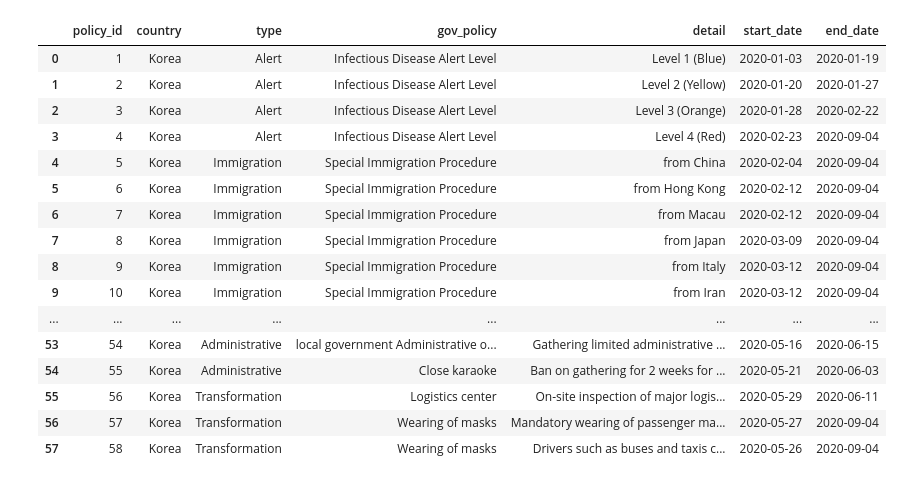
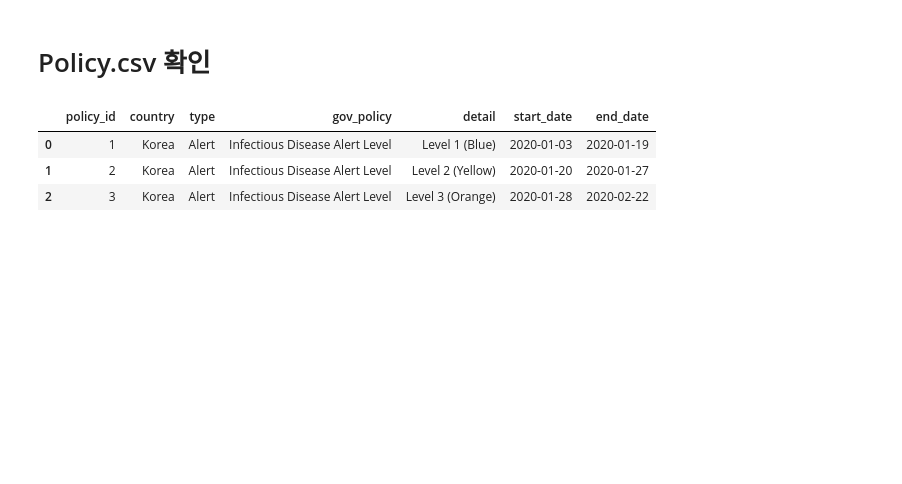
Before and after one commit to xdfc1745/corona_dataAnalysis, a Jupyter notebook: index.ipynb, the cells around one changed output. Cells and saved outputs as stored; diff of their text form; code cells hidden in the pictures; blank space fills up the shorter version.

```diff
--- a/index.ipynb
+++ b/index.ipynb
@@ -3,24 +19,13 @@ import pandas as pd
+# %% [markdown]
+# Policy.csv 확인
 # %%
 data = pd.read_csv("policy/Policy.csv")
-data
+data.head(3)
 # %% [output]
 |  | policy_id | country | type | gov_policy | detail | start_date | end_date |
 | 0 | 1 | Korea | Alert | Infectious Disease Alert Level | Level 1 (Blue) | 2020-01-03 | 2020-01-19 |
 | 1 | 2 | Korea | Alert | Infectious Disease Alert Level | Level 2 (Yellow) | 2020-01-20 | 2020-01-27 |
 | 2 | 3 | Korea | Alert | Infectious Disease Alert Level | Level 3 (Orange) | 2020-01-28 | 2020-02-22 |
-| 3 | 4 | Korea | Alert | Infectious Disease Alert Level | Level 4 (Red) | 2020-02-23 | 2020-09-04 |
-| 4 | 5 | Korea | Immigration | Special Immigration Procedure | from China | 2020-02-04 | 2020-09-04 |
-| 5 | 6 | Korea | Immigration | Special Immigration Procedure | from Hong Kong | 2020-02-12 | 2020-09-04 |
-| 6 | 7 | Korea | Immigration | Special Immigration Procedure | from Macau | 2020-02-12 | 2020-09-04 |
-| 7 | 8 | Korea | Immigration | Special Immigration Procedure | from Japan | 2020-03-09 | 2020-09-04 |
-| 8 | 9 | Korea | Immigration | Special Immigration Procedure | from Italy | 2020-03-12 | 2020-09-04 |
-| 9 | 10 | Korea | Immigration | Special Immigration Procedure | from Iran | 2020-03-12 | 2020-09-04 |
-| ... | ... | ... | ... | ... | ... | ... | ... |
-| 53 | 54 | Korea | Administrative | local government Administrative o... | Gathering limited administrative ... | 2020-05-16 | 2020-06-15 |
-| 54 | 55 | Korea | Administrative | Close karaoke | Ban on gathering for 2 weeks for ... | 2020-05-21 | 2020-06-03 |
-| 55 | 56 | Korea | Transformation | Logistics center | On-site inspection of major logis... | 2020-05-29 | 2020-06-11 |
-| 56 | 57 | Korea | Transformation | Wearing of masks | Mandatory wearing of passenger ma... | 2020-05-27 | 2020-09-04 |
-| 57 | 58 | Korea | Transformation | Wearing of masks | Drivers such as buses and taxis c... | 2020-05-26 | 2020-09-04 |
 # %%
 data.groupby(['type','gov_policy']).count()
 # %% [output]
```
Also changed, not shown: parts of 61 cells of this notebook, 2 other files.
